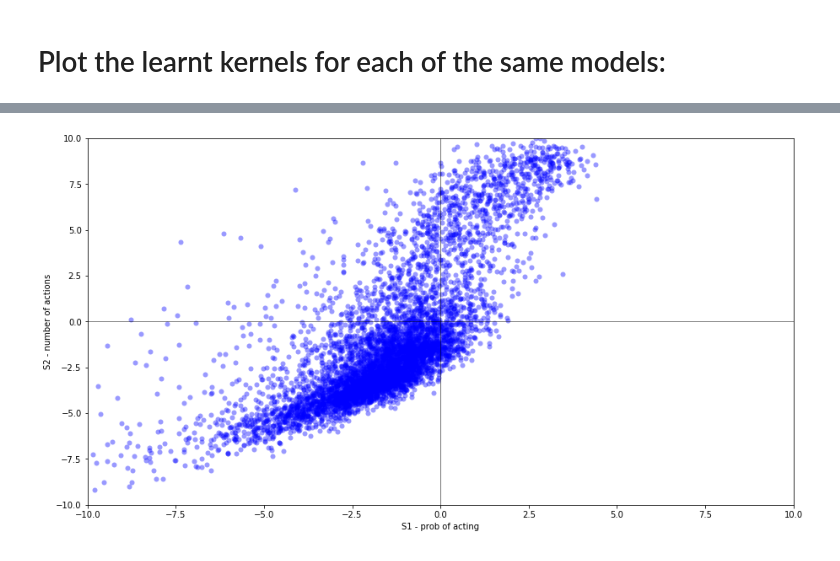
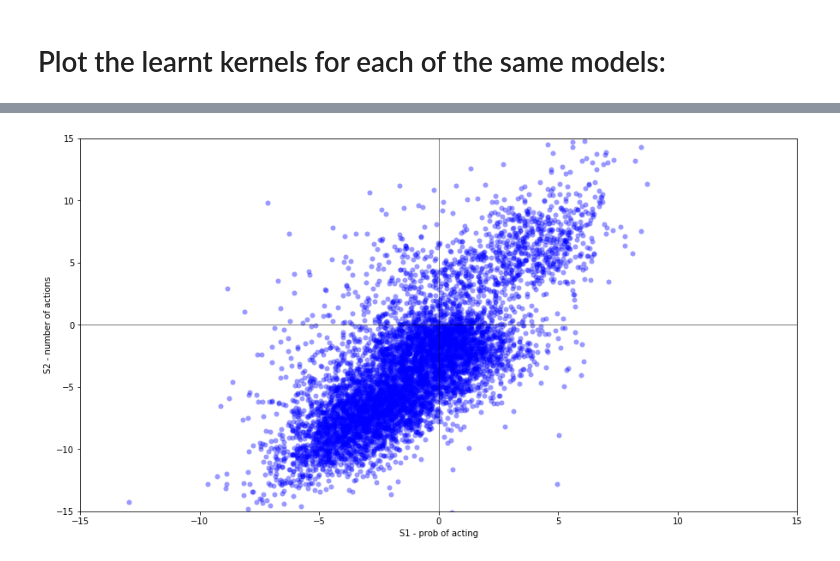
Before and after one commit to NickHoernle/incentive_design, a Jupyter notebook: notebooks/model_count_data_2019-12.ipynb, the cells around one changed output, grey strips where cells are left out. Saved outputs shown, nothing was run; the diff lists cells and outputs as text; code cells hidden in the pictures.

```diff
--- a/notebooks/model_count_data_2019-12.ipynb
+++ b/notebooks/model_count_data_2019-12.ipynb
@@ -55,14 +55,16 @@ common_params = {
     'data_path': '../data'
 }
 
-dset_train = so_data.StackOverflowDatasetIncCounts(dset_type='train', subsample=4000,
+common_params['return_user_id'] = True
+dset_train = so_data.StackOverflowDatasetIncCounts(dset_type='train', subsample=5000,
                                              **common_params, self_initialise=True)
 scalers = dset_train.get_scalers()
-dset_test = so_data.StackOverflowDatasetIncCounts(dset_type='test', subsample=1000,
+dset_test = so_data.StackOverflowDatasetIncCounts(dset_type='test', subsample=1500,
                                              **common_params, scaler_in=scalers[0], scaler_out=scalers[1])
-dset_valid = so_data.StackOverflowDatasetIncCounts(dset_type='validate', subsample=1000, centered=True,
+dset_valid = so_data.StackOverflowDatasetIncCounts(dset_type='validate', subsample=1500, centered=True,
                                              **common_params, scaler_in=scalers[0], scaler_out=scalers[1])
 
+params = {'batch_size': 256, 'shuffle': True, 'num_workers': 6}
 train_loader = DataLoader(dset_train, **params)
 test_loader = DataLoader(dset_test, **params)
 valid_loader = DataLoader(dset_valid, **params)
@@ -126,7 +193,9 @@ def plot_kernel(dset, model, dset_shape, device, ax=None, title="", ylim=[-20, 2
 # %% [markdown]
 # Plot the learnt kernels for each of the same models:
 # %%
-model_base = models.BaselineVAECount(dset_shape[0]*dset_shape[1], dset_shape[0], **params)
-PATH = '../models/baseline_count.pt'
+model_base = models.NormalizingFlowBaseline(dset_shape[0]*dset_shape[1], dset_shape[0], **params)
+PATH = '../models/baseline_flow_count.pt'
 model_base.load_state_dict(torch.load(PATH, map_location=device))
 model = model_base
+loss = ZeroInflatedPoisson_loss_function
+calc_elbo(test_loader, model, loss_fn=loss)
@@ -196,9 +271,13 @@ x_outs = []
 recons = []
 kern1 = []
 kern2 = []
+u_ids = []
+x_ins = []
+base_recon = []
+
 
 for loader in [train_loader, test_loader, valid_loader]:
-    for x_in, kernel, x_out, prox, badge_ix in loader:
+    for x_in, kernel, x_out, prox, badge_ix, u_id in loader:
         x_in, kernel, x_out, prox, badge_ix = x_in.to(device),\
                                                 kernel.to(device),\
                                                 x_out.to(device),\
@@ -210,8 +289,9 @@ for loader in [train_loader, test_loader, valid_loader]:
     #                                           kernel_data=kernel,
     #                                           dob=badge_ix,
     #                                           prox_to_badge=prox)
+        recon_base, _ = model_base(x_in, kernel_data=kernel, dob=badge_ix, prox_to_badge=prox)
 
-        cur_z = model.get_z(x_in, kernel_data=kernel, dob=badge_ix, prox_to_badge=prox)
+        cur_z = np.mean([model.get_z(x_in, kernel_data=kernel, dob=badge_ix, prox_to_badge=prox).detach().numpy() for i in range(100)], axis=0)
     #     cur_z, _ = model.latent_loss(x_in.view(-1, model.obs_dim), (cur_mu,cur_sig))
     #     print(cur_mu.shape)
     #     model
@@ -222,30 +302,36 @@ for loader in [train_loader, test_loader, valid_loader]:
         kernelz1 = model.kernel(cur_z, x_in, kernel_data=kernel)
         kernelz2 = model.kernel_count(cur_z, x_in, kernel_data=kernel)
 
+        x_in_shape = x_in.size()
+        x_in = dset_train.inverse_transform_in(x_in.view(-1,x_in_shape[1]*x_in_shape[2])).reshape(-1,x_in_shape[1],x_in_shape[2])
+
         for i in range(len(x_out)):
             x_outs += [x_out[i].detach().numpy()]
+            x_ins += [x_in[i,:,:].detach().numpy()]
             recons += [(recon_batch[0][i]*recon_batch[1][i]).detach().numpy()]
             kern1 += [kernelz1[i].detach().numpy()]
             kern2 += [kernelz2[i].detach().numpy()]
-            latent_dim += [float(cur_z[i, -1].detach().numpy())]
-            latent_dim2 += [float(cur_z[i, -2].detach().numpy())]
+            latent_dim += [float(cur_z[i, -1])]
+            latent_dim2 += [float(cur_z[i, -2])]
+            u_ids += [u_id[i]]
+            base_recon += [(recon_base[0][i]*recon_base[1][i]).detach().numpy()]
 # %%
 w1 = model.steer_weight[0].detach().numpy()
 w2 = model.steer_weight[1].detach().numpy()
 
 plt.figure(figsize=(15,8))
 # plt.hexbin(w1*np.array(latent_dim), w2*np.array(latent_dim2), cmap='rainbow')
 plt.scatter(w1*np.array(latent_dim), w2*np.array(latent_dim2), alpha=.4, color='blue', lw=0)
 
 plt.xlabel('S1 - prob of acting')
 plt.ylabel('S2 - number of actions')
 
 plt.axvline(0, c='black', lw=.5)
 plt.axhline(0, c='black', lw=.5)
 
-plt.xlim([-10, 10])
-plt.ylim([-10, 10])
+plt.xlim([-15, 15])
+plt.ylim([-15, 15])
 
 plt.show()
 # %% [output]
-[figure, old version]
+[figure, new version]
```
Also changed, not shown: parts of 65 cells of this notebook, 4 other files.
